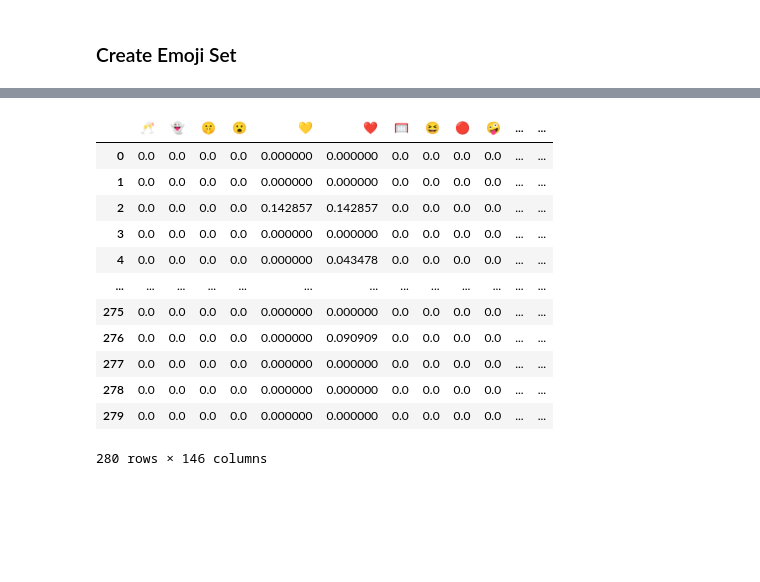
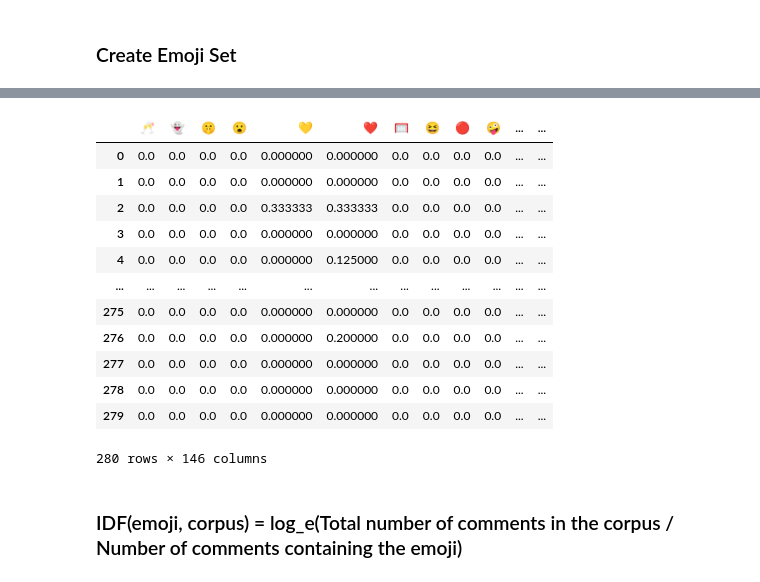
Before and after one commit to yuhsin-huang/EmojiResearch-WorldCup2022, a Jupyter notebook: 04-TF-IDF.ipynb, the cells around one changed output, grey strips where cells are left out. Saved outputs shown, nothing was run; the diff lists cells and outputs as text; code cells hidden in the pictures; blank space fills up the shorter version.

```diff
--- a/04-TF-IDF.ipynb
+++ b/04-TF-IDF.ipynb
@@ -34,39 +35,41 @@ emoji_set = set(new_emoji_list)
 # %%
 # tf: emoji occurance / word count+emoji count
 en_docs = len(en_corpus)         #·Number of comments in the corpus
 n_emoji_set = len(emoji_set) #·Number of unique emoji in the comment
 
 en_word = en_df['word count'].tolist()
 en_emoji = en_df['emoji count'].tolist()
 en_counts = [en_word[i] + en_emoji[i] for i in range(len(en_word))] # Number of word_emoji count in the comment
 
-emoji = en_df['emoji list'].tolist()
+en_emoji_list = en_df['emoji list'].tolist()
 
 en_df_tf = pd.DataFrame(np.zeros((en_docs, n_emoji_set)), columns=emoji_set)
 
 # Compute Term Frequency (TF)
 for i in range(en_docs):
-    for e in emoji[i]:
+    for e in en_emoji_list[i]:
         if e not in emoji_set:
             continue
-        en_df_tf[e][i] = en_df_tf[e][i] + (1 / (en_counts[i]))
+        en_df_tf[e][i] = en_df_tf[e][i] + (1 / (en_emoji[i]))
 
 en_df_tf
 # en_df_tf['😂'].head(20)
 # %% [output]
 |  | 🥂 | 👻 | 🤫 | 😮 | 💛 | ❤ | 🥅 | 😆 | 🔴 | 🤪 | ... | ... |
 | 0 | 0.0 | 0.0 | 0.0 | 0.0 | 0.000000 | 0.000000 | 0.0 | 0.0 | 0.0 | 0.0 | ... | ... |
 | 1 | 0.0 | 0.0 | 0.0 | 0.0 | 0.000000 | 0.000000 | 0.0 | 0.0 | 0.0 | 0.0 | ... | ... |
-| 2 | 0.0 | 0.0 | 0.0 | 0.0 | 0.142857 | 0.142857 | 0.0 | 0.0 | 0.0 | 0.0 | ... | ... |
+| 2 | 0.0 | 0.0 | 0.0 | 0.0 | 0.333333 | 0.333333 | 0.0 | 0.0 | 0.0 | 0.0 | ... | ... |
 | 3 | 0.0 | 0.0 | 0.0 | 0.0 | 0.000000 | 0.000000 | 0.0 | 0.0 | 0.0 | 0.0 | ... | ... |
-| 4 | 0.0 | 0.0 | 0.0 | 0.0 | 0.000000 | 0.043478 | 0.0 | 0.0 | 0.0 | 0.0 | ... | ... |
+| 4 | 0.0 | 0.0 | 0.0 | 0.0 | 0.000000 | 0.125000 | 0.0 | 0.0 | 0.0 | 0.0 | ... | ... |
 | ... | ... | ... | ... | ... | ... | ... | ... | ... | ... | ... | ... | ... |
 | 275 | 0.0 | 0.0 | 0.0 | 0.0 | 0.000000 | 0.000000 | 0.0 | 0.0 | 0.0 | 0.0 | ... | ... |
-| 276 | 0.0 | 0.0 | 0.0 | 0.0 | 0.000000 | 0.090909 | 0.0 | 0.0 | 0.0 | 0.0 | ... | ... |
+| 276 | 0.0 | 0.0 | 0.0 | 0.0 | 0.000000 | 0.200000 | 0.0 | 0.0 | 0.0 | 0.0 | ... | ... |
 | 277 | 0.0 | 0.0 | 0.0 | 0.0 | 0.000000 | 0.000000 | 0.0 | 0.0 | 0.0 | 0.0 | ... | ... |
 | 278 | 0.0 | 0.0 | 0.0 | 0.0 | 0.000000 | 0.000000 | 0.0 | 0.0 | 0.0 | 0.0 | ... | ... |
 | 279 | 0.0 | 0.0 | 0.0 | 0.0 | 0.000000 | 0.000000 | 0.0 | 0.0 | 0.0 | 0.0 | ... | ... |
 280 rows × 146 columns
+# %% [markdown]
+### IDF(emoji, corpus) = log_e(Total number of comments in the corpus / Number of comments containing the emoji)
 # %%
 #idf
 en_idf = {}
```
Also changed, not shown: parts of 19 cells of this notebook.
